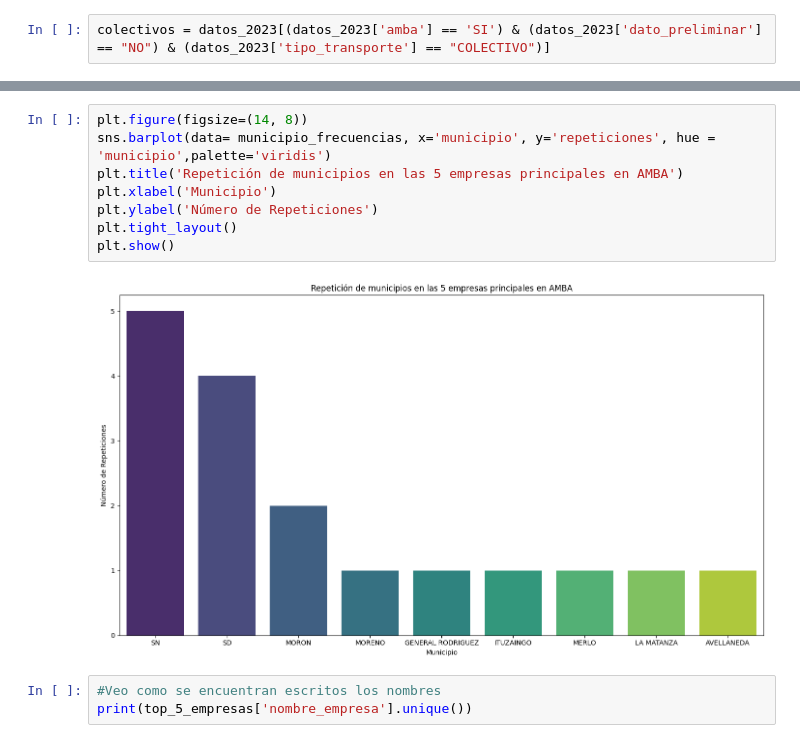
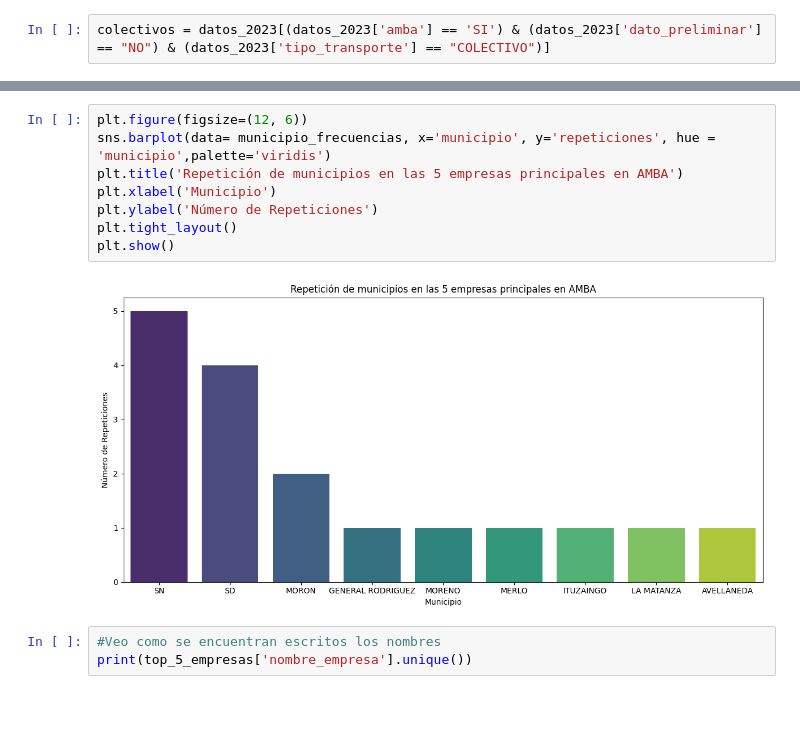
Before and after one commit to corrideluca/sube-2023, a Jupyter notebook: tp.ipynb, the cells around one changed output, grey strips where cells are left out. Saved outputs shown, nothing was run; the diff lists cells and outputs as text; blank space fills up the shorter version.

```diff
--- a/tp.ipynb
+++ b/tp.ipynb
@@ -346,15 +364,15 @@ municipio_frecuencias
 | 7 | LA MATANZA | 1 |
 | 8 | AVELLANEDA | 1 |
 # %%
-plt.figure(figsize=(14, 8))
+plt.figure(figsize=(12, 6))
 sns.barplot(data= municipio_frecuencias, x='municipio', y='repeticiones', hue = 'municipio',palette='viridis')
 plt.title('Repetición de municipios en las 5 empresas principales en AMBA')
 plt.xlabel('Municipio')
 plt.ylabel('Número de Repeticiones')
 plt.tight_layout()
 plt.show()
 # %% [output]
-[figure, old version]
+[figure, new version]
 # %%
 #Veo como se encuentran escritos los nombres
 print(top_5_empresas['nombre_empresa'].unique())
```
Also changed, not shown: parts of 22 cells of this notebook.
